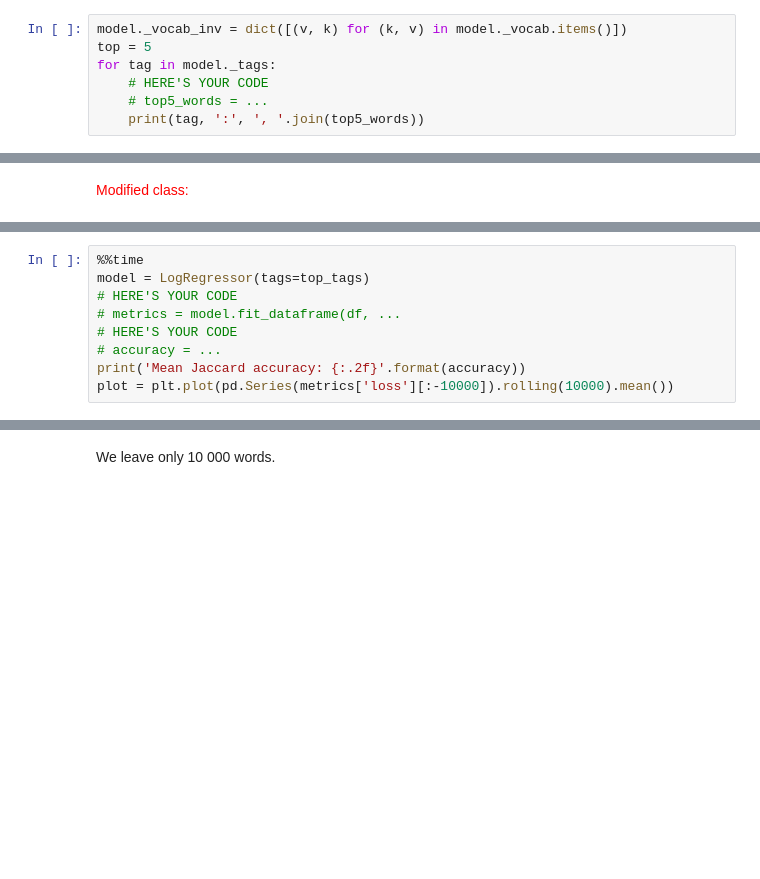
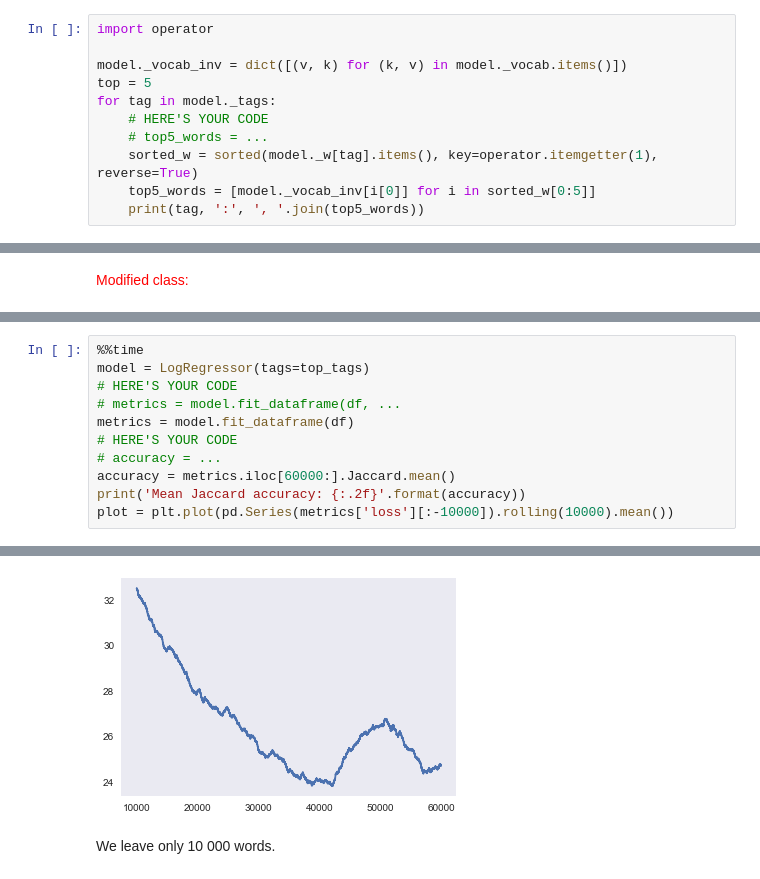
Before and after one commit to roundEgg/mlcourse.ai, a Jupyter notebook: jupyter_english/assignments_fall2018/assignment8_stackoverflow_logistic_regression.ipynb, the cells around one changed output, grey strips where cells are left out. Drawn from its saved outputs; the diff is of its cells as text; blank space fills up the shorter version.

```diff
--- a/jupyter_english/assignments_fall2018/assignment8_stackoverflow_logistic_regression.ipynb
+++ b/jupyter_english/assignments_fall2018/assignment8_stackoverflow_logistic_regression.ipynb
@@ -822,9 +929,13 @@ plot = plt.plot(pd.Series(metrics['loss'][:-10000]).rolling(10000).mean())
 
 The beauty of linear models is that they are somewhat interpretable. You are supposed to calculate which words contribute the most to the probability of each of the tags. And then answer the question.
 # %%
+import operator
+
 model._vocab_inv = dict([(v, k) for (k, v) in model._vocab.items()])
 top = 5
 for tag in model._tags:
     # HERE'S YOUR CODE
     # top5_words = ...
+    sorted_w = sorted(model._w[tag].items(), key=operator.itemgetter(1), reverse=True)
+    top5_words = [model._vocab_inv[i[0]] for i in sorted_w[0:5]]
     print(tag, ':', ', '.join(top5_words))
@@ -869,7 +1108,10 @@ class LogRegressor():
 model = LogRegressor(tags=top_tags)
 # HERE'S YOUR CODE
 # metrics = model.fit_dataframe(df, ...
+metrics = model.fit_dataframe(df)
 # HERE'S YOUR CODE
 # accuracy = ...
+accuracy = metrics.iloc[60000:].Jaccard.mean()
 print('Mean Jaccard accuracy: {:.2f}'.format(accuracy))
 plot = plt.plot(pd.Series(metrics['loss'][:-10000]).rolling(10000).mean())
+# %% [output]
@@ -876,3 +1122,4 @@ plot = plt.plot(pd.Series(metrics['loss'][:-10000]).rolling(10000).mean())
+[figure, added]
 # %% [markdown]
 We leave only 10 000 words.
 # %%
```
Also changed, not shown: parts of 28 cells of this notebook.
